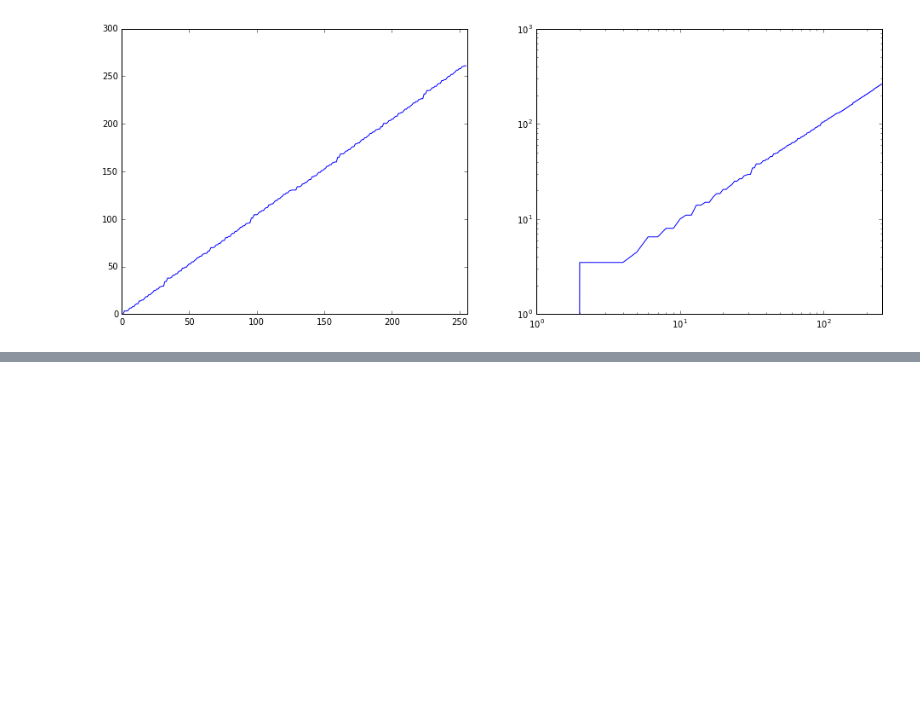
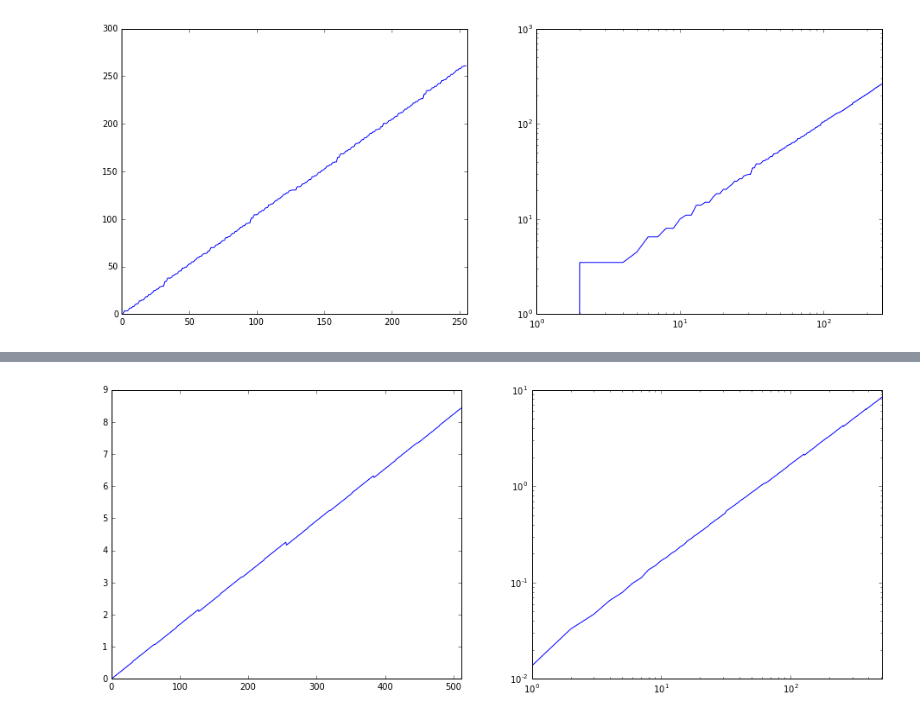
Before and after one commit to jaseg/dazhbog, a Jupyter notebook: firmware/Run_analysis.ipynb, the cells around one changed output, grey strips where cells are left out. Saved outputs shown, nothing was run; the diff lists cells and outputs as text; code cells hidden in the pictures; blank space fills up the shorter version.

```diff
--- a/firmware/Run_analysis.ipynb
+++ b/firmware/Run_analysis.ipynb
@@ -156,0 +157,10 @@ Channel 23 offset:  0.974lsb
+# %%
+def simulate_bitslide(data):
+    nbits = len(data)
+    return [ sum(data[n] if i&(2**n) else 0 for n in range(nbits)) for i in range(2**nbits) ]
+
+info, data, (zero_cal, _stdev) = fetch_run(['test103'])
+data = np.array(next(iter(data.values())))[:,1] - zero_cal
+plot_bitslide(simulate_bitslide(data))
+# %% [output]
+[figure, added]
```
Also changed, not shown: parts of 2 cells of this notebook, 2 other files.
